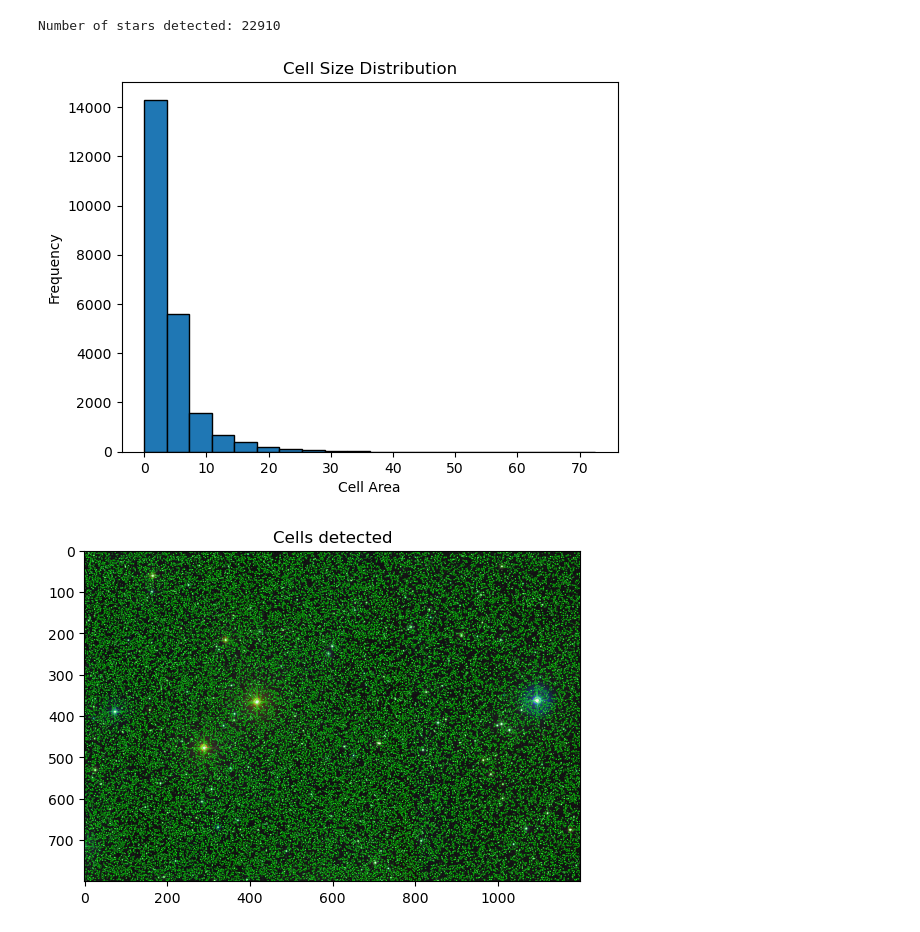
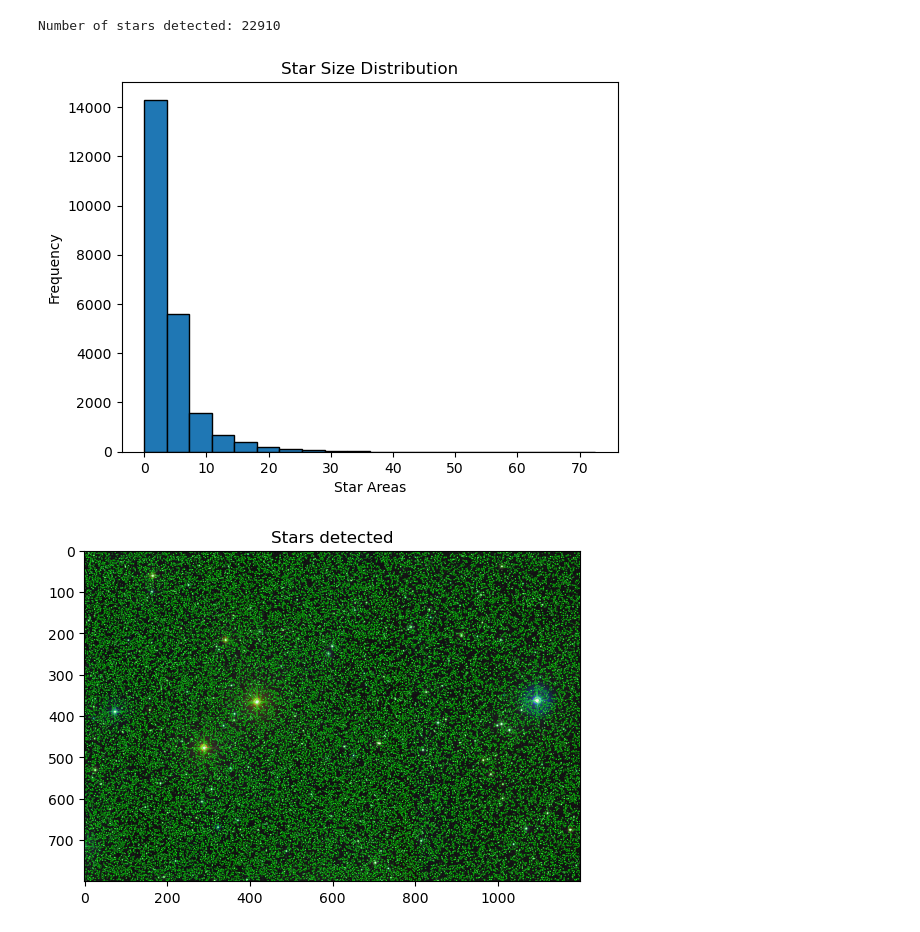
Before and after one commit to Raheemzee/Astronomical-images-counting, a Jupyter notebook: Stars counting.ipynb, the cells around one changed output. Cells and saved outputs as stored; diff of their text form; code cells hidden in the pictures.

```diff
--- a/Stars counting.ipynb
+++ b/Stars counting.ipynb
@@ -37,34 +37,34 @@ def analyze_contours(contours):
 def main(image_path):
     image = load_image(image_path)
     binary_image = preprocess_image(image)
     contours = find_contours(binary_image)
     filtered_contours = filter_contours(contours)
     areas = analyze_contours(filtered_contours)
     contour_img = cv.drawContours(image, filtered_contours, -1, (0, 255, 0), 1)
     cv.imwrite('photos/stars detected.jpg', contour_img)
 
     print('Number of stars detected:', len(areas))
     #print('Stars areas:', areas)
     #print('Mean star area:', np.mean(areas))
     #print('Median star area:', np.median(areas))
     #print('Standard deviation of star area:', np.std(areas))
     #print('Minimun star area:', np.min(areas))
     #print('Maximum star area:', np.max(areas))
 
     plt.hist(areas, bins=20, edgecolor='black')
     plt.title('Star Size Distribution')
-    plt.xlabel('Star Area')
+    plt.xlabel('Star Areas')
     plt.ylabel('Frequency')
     plt.show()
 
     plt.imshow(contour_img)
-    plt.title('Cells detected')
+    plt.title('Stars detected')
     plt.show()
 
 if __name__ == "__main__":
     image_path = 'photos/what-are-stars-explained.jpg'
     main(image_path)
 # %% [output]
 Number of stars detected: 22910
-[figure, old version]
+[figure, new version]
 [figure]
```
